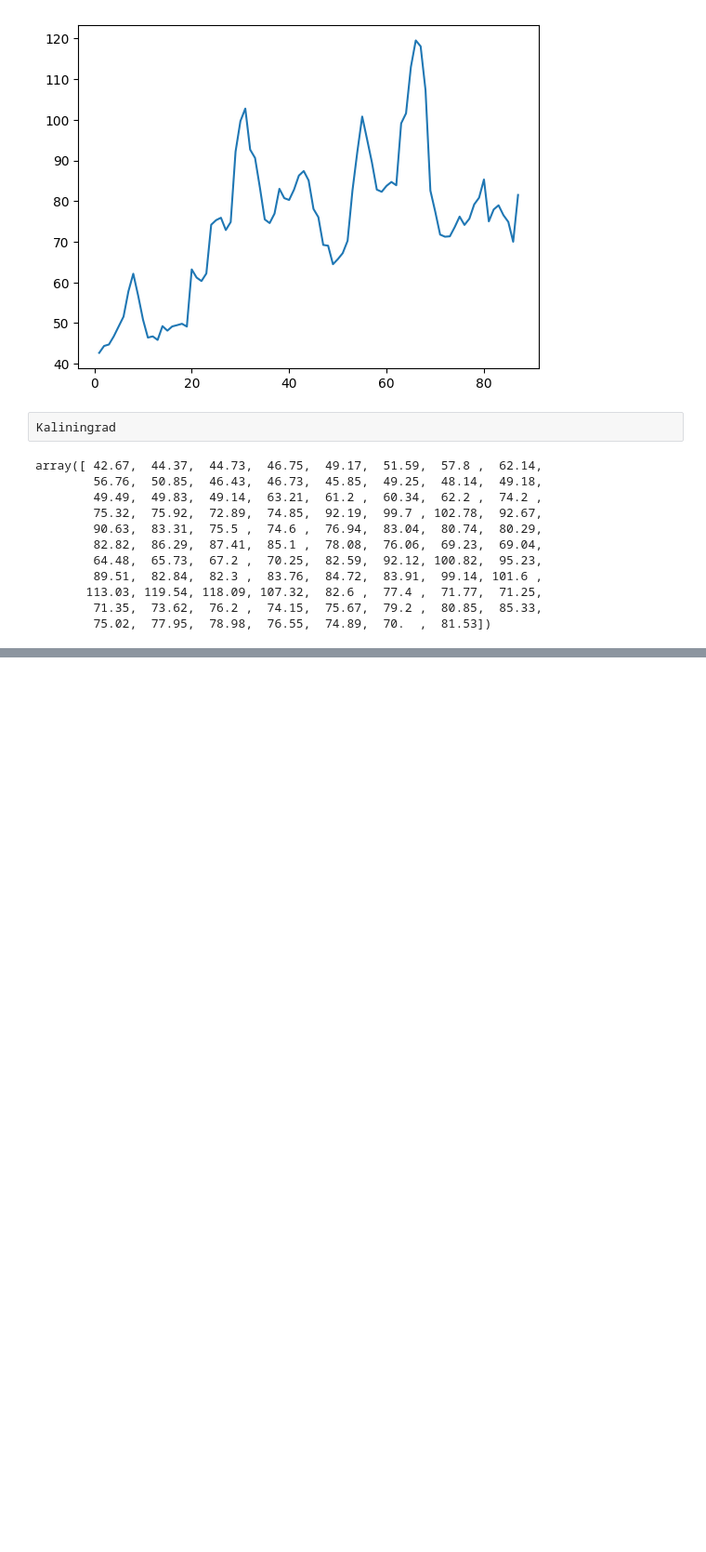
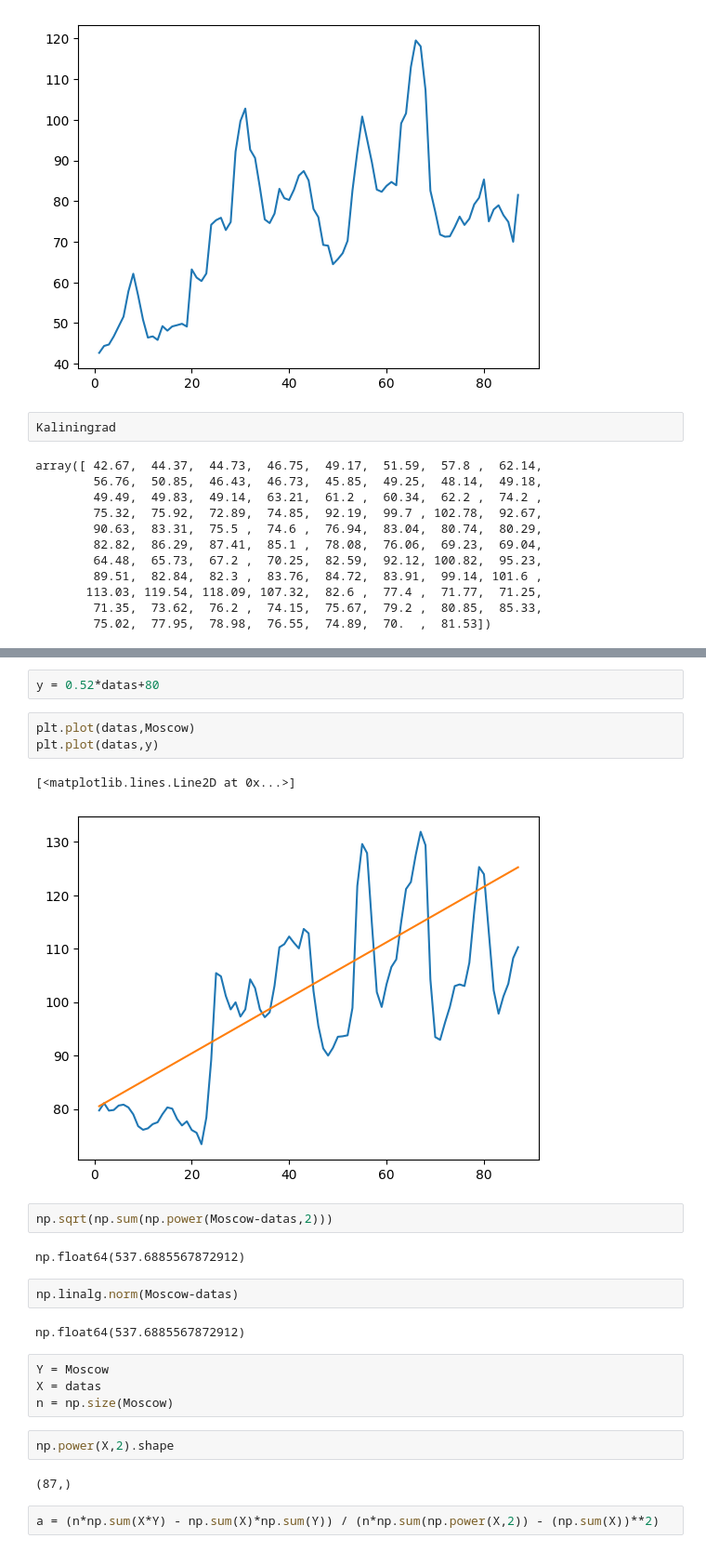
Before and after one commit to EdsonJr21/NumPy-analise-numerica, a Jupyter notebook: NumPy_análise_numérica.ipynb, the cells around one changed output, grey strips where cells are left out. Shown at 93% size. Drawn from its saved outputs; the diff is of its cells as text; blank space fills up the shorter version.

```diff
--- a/NumPy_análise_numérica.ipynb
+++ b/NumPy_análise_numérica.ipynb
@@ -130,0 +152,26 @@ array([ 42.67,  44.37,  44.73,  46.75,  49.17,  51.59,  57.8 ,  62.14,
+# %%
+y = 0.52*datas+80
+# %%
+plt.plot(datas,Moscow)
+plt.plot(datas,y)
+# %% [output]
+[<matplotlib.lines.Line2D at 0x...>]
+[figure, added]
+# %%
+np.sqrt(np.sum(np.power(Moscow-datas,2)))
+# %% [output]
+np.float64(537.6885567872912)
+# %%
+np.linalg.norm(Moscow-datas)
+# %% [output]
+np.float64(537.6885567872912)
+# %%
+Y = Moscow
+X = datas
+n = np.size(Moscow)
+# %%
+np.power(X,2).shape
+# %% [output]
+(87,)
+# %%
+a = (n*np.sum(X*Y) - np.sum(X)*np.sum(Y)) / (n*np.sum(np.power(X,2)) - (np.sum(X))**2)
```
Also changed, not shown: parts of 9 cells of this notebook.
